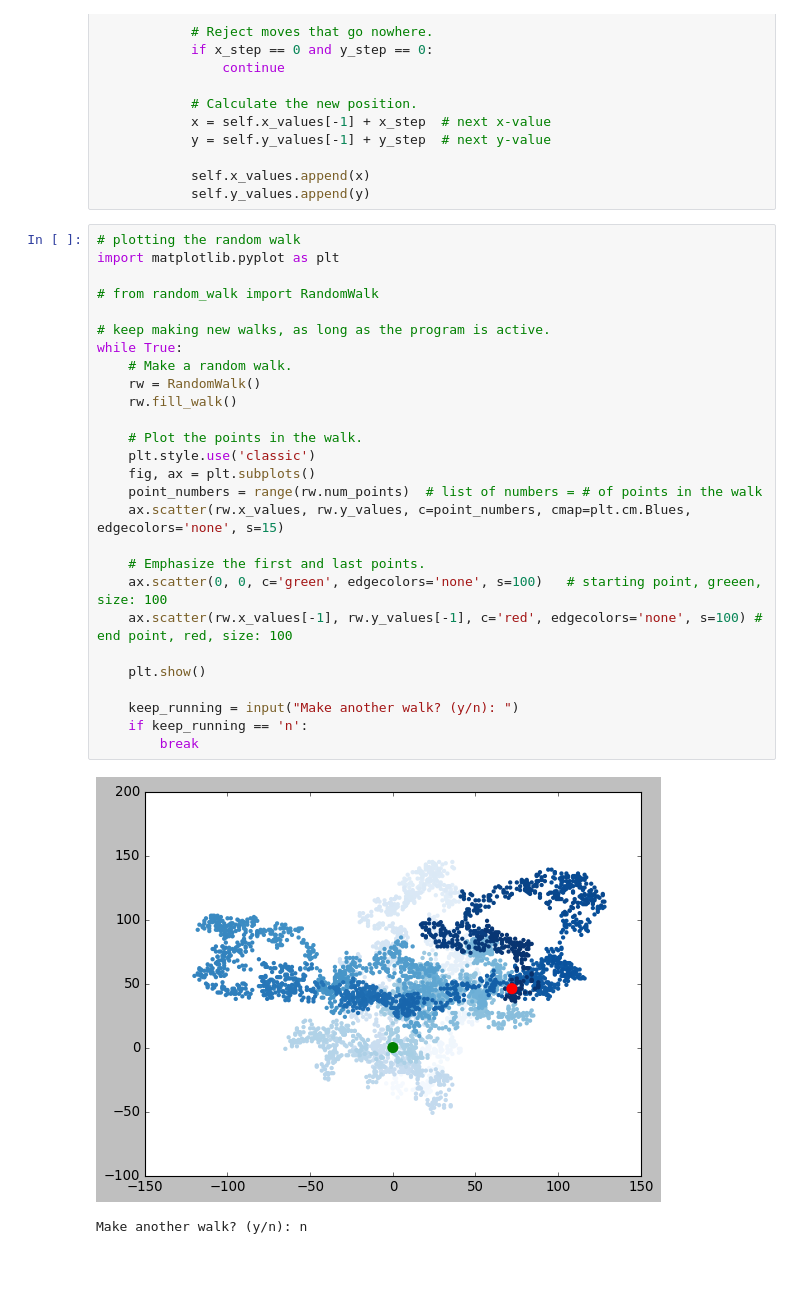
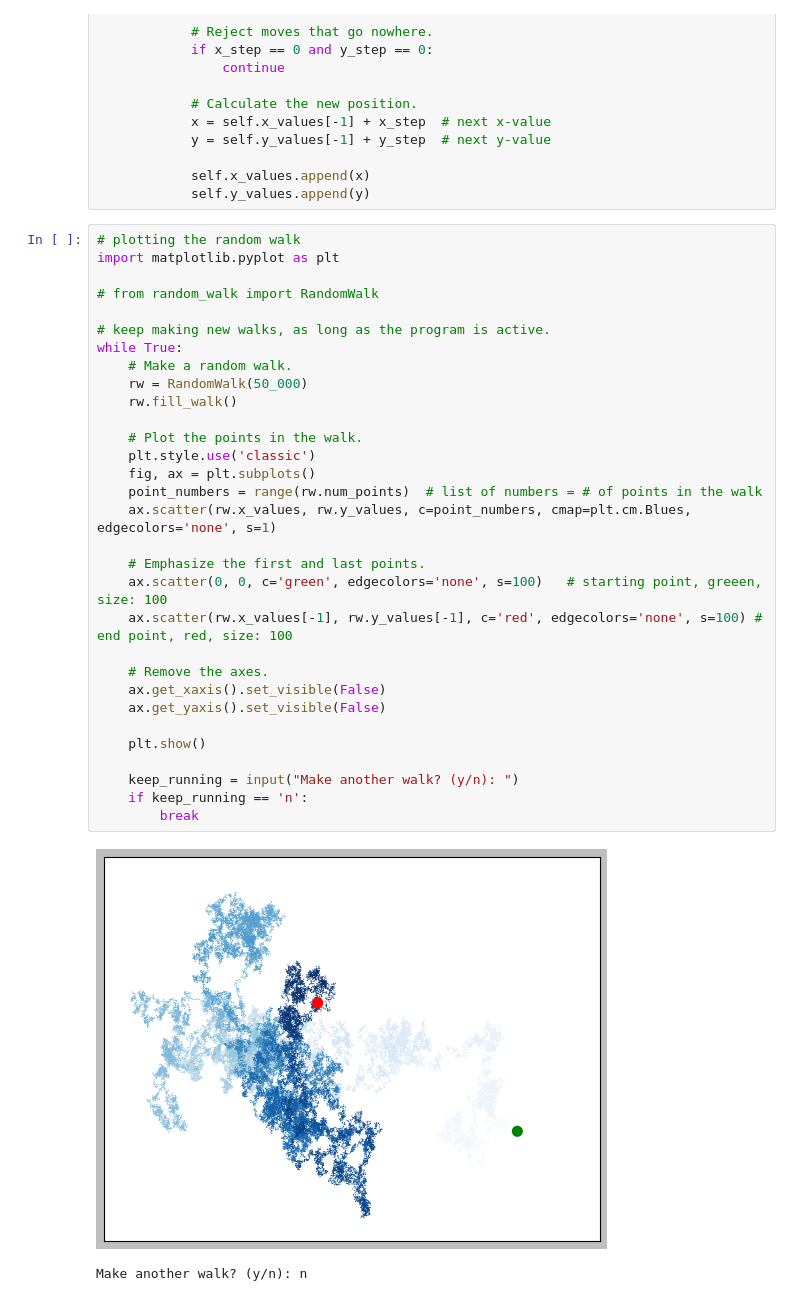
Before and after one commit to henrylin2008/Data-Visualization, a Jupyter notebook: Random_walks/Random_walk.ipynb, the cells around one changed output. Saved outputs shown, nothing was run; the diff lists cells and outputs as text; blank space fills up the shorter version.

Commit message:
Cleaning up the Axes, and adding plot points

```diff
--- a/Random_walks/Random_walk.ipynb
+++ b/Random_walks/Random_walk.ipynb
@@ -45,30 +45,34 @@ class RandomWalk:
 # %%
 # plotting the random walk
 import matplotlib.pyplot as plt
 
 # from random_walk import RandomWalk
 
 # keep making new walks, as long as the program is active.
 while True:
     # Make a random walk.
-    rw = RandomWalk()
+    rw = RandomWalk(50_000)
     rw.fill_walk()
 
     # Plot the points in the walk.
     plt.style.use('classic')
     fig, ax = plt.subplots()
     point_numbers = range(rw.num_points)  # list of numbers = # of points in the walk
-    ax.scatter(rw.x_values, rw.y_values, c=point_numbers, cmap=plt.cm.Blues, edgecolors='none', s=15)
+    ax.scatter(rw.x_values, rw.y_values, c=point_numbers, cmap=plt.cm.Blues, edgecolors='none', s=1)
 
     # Emphasize the first and last points.
     ax.scatter(0, 0, c='green', edgecolors='none', s=100)   # starting point, greeen, size: 100
     ax.scatter(rw.x_values[-1], rw.y_values[-1], c='red', edgecolors='none', s=100) # end point, red, size: 100
+
+    # Remove the axes.
+    ax.get_xaxis().set_visible(False)
+    ax.get_yaxis().set_visible(False)
 
     plt.show()
 
     keep_running = input("Make another walk? (y/n): ")
     if keep_running == 'n':
         break
 # %% [output]
-[figure, old version]
+[figure, new version]
 Make another walk? (y/n): n
```
